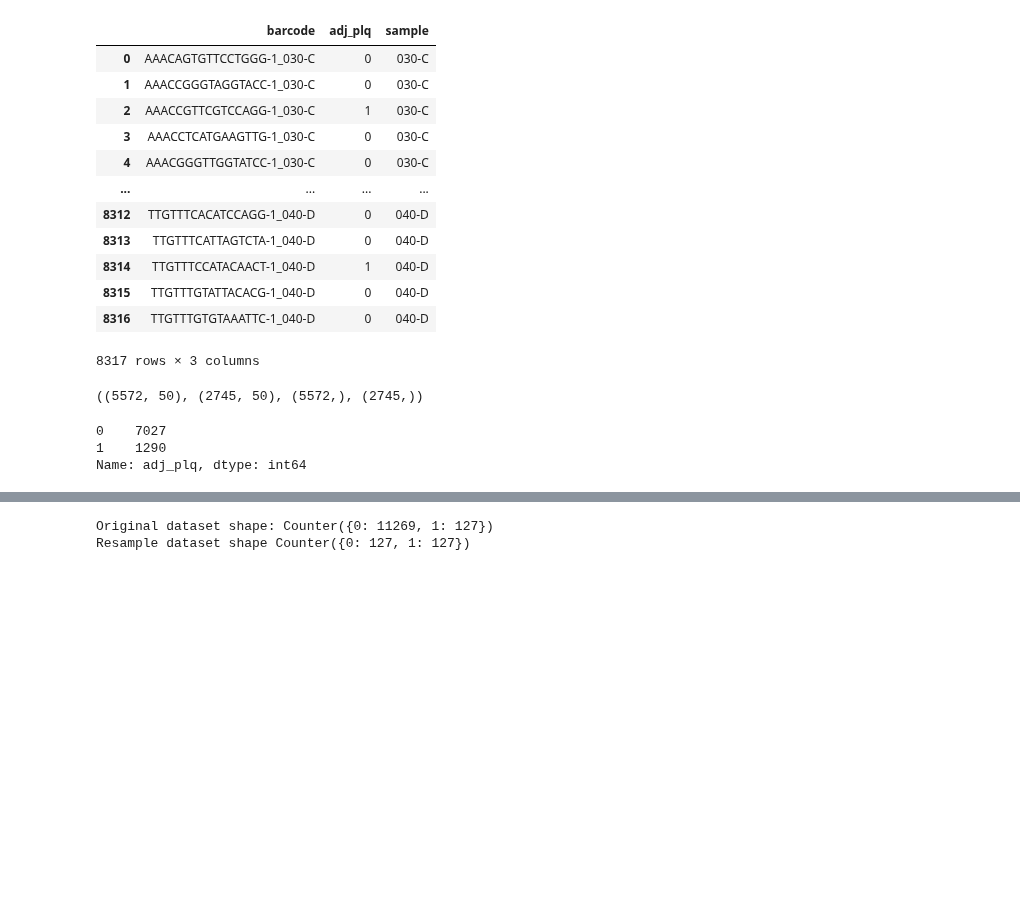
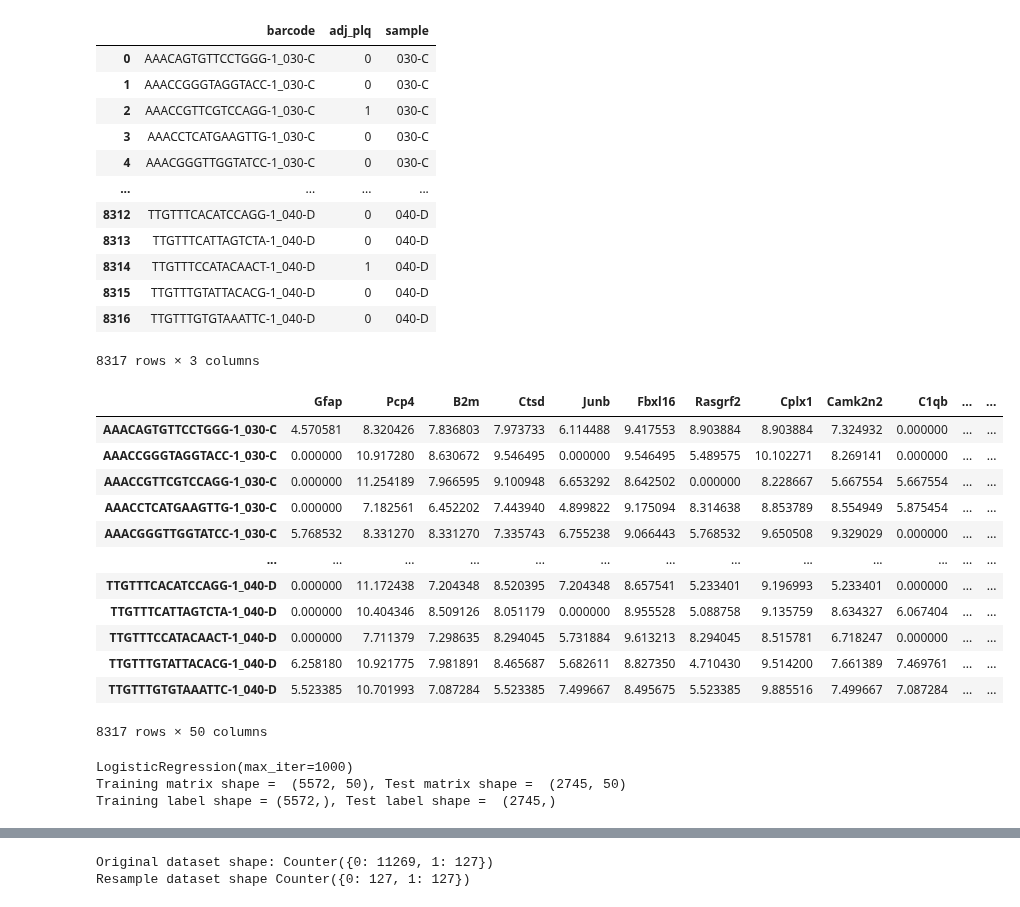
Before and after one commit to dmnburrows/spatial_transcriptomics, a Jupyter notebook: plaque_classify.ipynb, the cells around one changed output, grey strips where cells are left out. Drawn from its saved outputs; the diff is of its cells as text; code cells hidden in the pictures; blank space fills up the shorter version.

```diff
--- a/plaque_classify.ipynb
+++ b/plaque_classify.ipynb
@@ -339,9 +339,24 @@ meta
 # %%
 #Find top n DE genes
 n=50
 de_dict = {'C': pf.extract_p(de_genes, 'C'), 'D': pf.extract_p(de_genes,'D')}
 top_de = de_dict['C'].sort_values(by='p_val', ascending=True).head(n)
 
 
 #Filter CPMmat with DE genes
 sub_gm = logcpm.loc[top_de['primerid']].T
+sub_gm
+# %% [output]
+|  | Gfap | Pcp4 | B2m | Ctsd | Junb | Fbxl16 | Rasgrf2 | Cplx1 | Camk2n2 | C1qb | ... | ... |
+| AAACAGTGTTCCTGGG-1_030-C | 4.570581 | 8.320426 | 7.836803 | 7.973733 | 6.114488 | 9.417553 | 8.903884 | 8.903884 | 7.324932 | 0.000000 | ... | ... |
+| AAACCGGGTAGGTACC-1_030-C | 0.000000 | 10.917280 | 8.630672 | 9.546495 | 0.000000 | 9.546495 | 5.489575 | 10.102271 | 8.269141 | 0.000000 | ... | ... |
+| AAACCGTTCGTCCAGG-1_030-C | 0.000000 | 11.254189 | 7.966595 | 9.100948 | 6.653292 | 8.642502 | 0.000000 | 8.228667 | 5.667554 | 5.667554 | ... | ... |
+| AAACCTCATGAAGTTG-1_030-C | 0.000000 | 7.182561 | 6.452202 | 7.443940 | 4.899822 | 9.175094 | 8.314638 | 8.853789 | 8.554949 | 5.875454 | ... | ... |
+| AAACGGGTTGGTATCC-1_030-C | 5.768532 | 8.331270 | 8.331270 | 7.335743 | 6.755238 | 9.066443 | 5.768532 | 9.650508 | 9.329029 | 0.000000 | ... | ... |
+| ... | ... | ... | ... | ... | ... | ... | ... | ... | ... | ... | ... | ... |
+| TTGTTTCACATCCAGG-1_040-D | 0.000000 | 11.172438 | 7.204348 | 8.520395 | 7.204348 | 8.657541 | 5.233401 | 9.196993 | 5.233401 | 0.000000 | ... | ... |
+| TTGTTTCATTAGTCTA-1_040-D | 0.000000 | 10.404346 | 8.509126 | 8.051179 | 0.000000 | 8.955528 | 5.088758 | 9.135759 | 8.634327 | 6.067404 | ... | ... |
+| TTGTTTCCATACAACT-1_040-D | 0.000000 | 7.711379 | 7.298635 | 8.294045 | 5.731884 | 9.613213 | 8.294045 | 8.515781 | 6.718247 | 0.000000 | ... | ... |
+| TTGTTTGTATTACACG-1_040-D | 6.258180 | 10.921775 | 7.981891 | 8.465687 | 5.682611 | 8.827350 | 4.710430 | 9.514200 | 7.661389 | 7.469761 | ... | ... |
+| TTGTTTGTGTAAATTC-1_040-D | 5.523385 | 10.701993 | 7.087284 | 5.523385 | 7.499667 | 8.495675 | 5.523385 | 9.885516 | 7.499667 | 7.087284 | ... | ... |
+8317 rows × 50 columns
@@ -370,15 +381,11 @@ from sklearn.model_selection import cross_val_score
 
 #Split into train and test
 X_train, X_test, y_train, y_test = train_test_split(sub_gm, meta['adj_plq'], test_size=0.33)
-X_train.shape, X_test.shape, y_train.shape, y_test.shape
-
-# Do cross validation
-print(cross_val_score(LogisticRegression(max_iter=1000, penalty='l2'), X_train, y_train, cv=5, scoring='roc_auc'))
+model = LogisticRegression(max_iter=1000, penalty='l2')
+print(model)
+print(f"Training matrix shape =  {X_train.shape}, Test matrix shape =  {X_test.shape}")
+print(f"Training label shape = {y_train.shape}, Test label shape =  {y_test.shape}")
 # %% [output]
-((5572, 50), (2745, 50), (5572,), (2745,))
+LogisticRegression(max_iter=1000)
+Training matrix shape =  (5572, 50), Test matrix shape =  (2745, 50)
+Training label shape = (5572,), Test label shape =  (2745,)
-# %%
-meta['adj_plq'].value_counts()
-# %% [output]
-0    7027
-1    1290
-Name: adj_plq, dtype: int64
```
Also changed, not shown: parts of 24 cells of this notebook, 1 other file.
